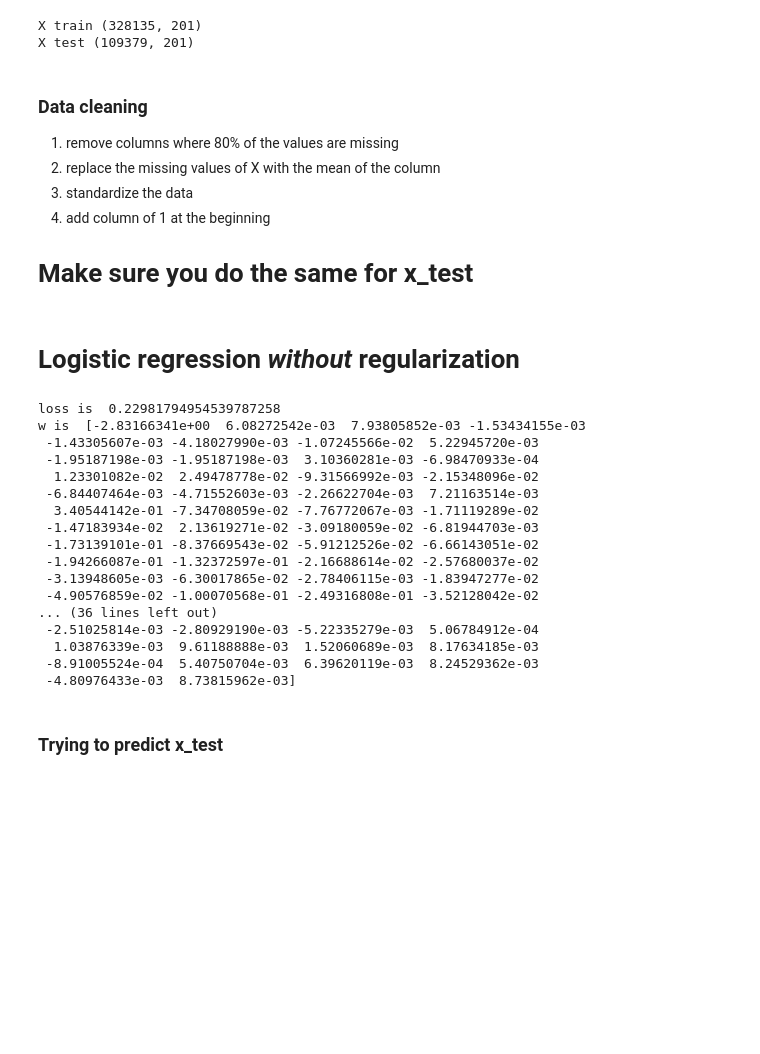
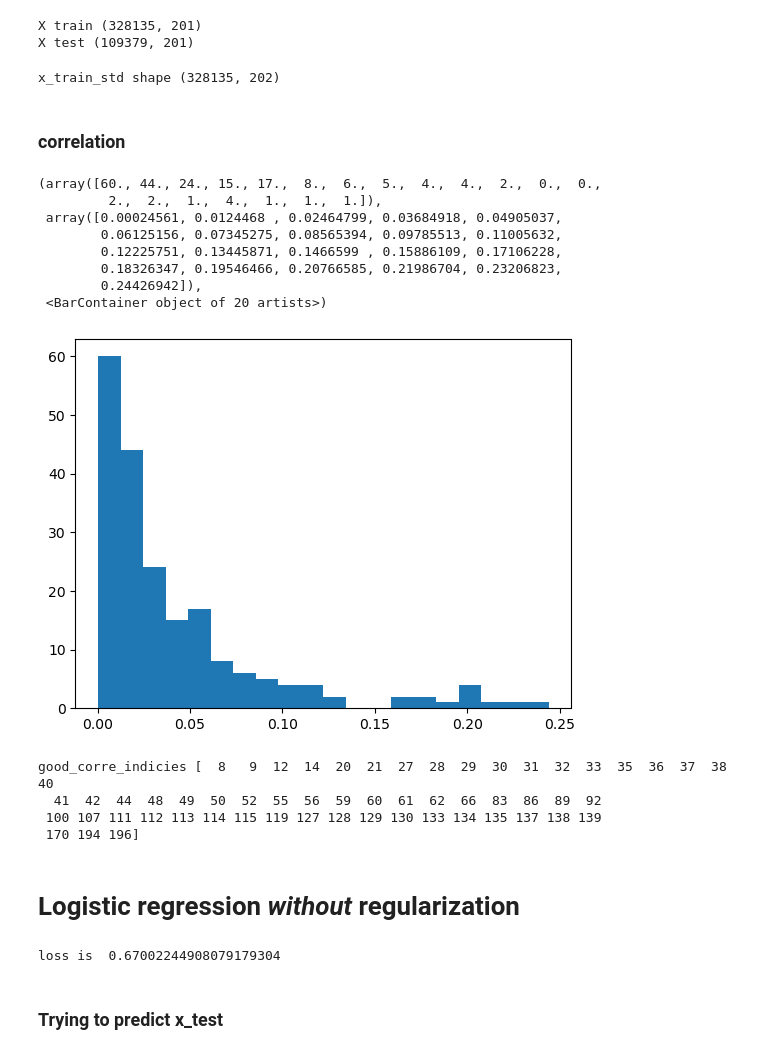
Before and after one commit to epfml/ml-project-1-yay, a Jupyter notebook: grading_tests/overall.ipynb, the cells around one changed output. Saved outputs shown, nothing was run; the diff lists cells and outputs as text; code cells hidden in the pictures; blank space fills up the shorter version.

Commit message:
added naive correlation selection

```diff
--- a/grading_tests/overall.ipynb
+++ b/grading_tests/overall.ipynb
@@ -93,15 +80,6 @@ print("X test", x_test.shape)
 # %% [output]
 X train (328135, 201)
 X test (109379, 201)
-# %% [markdown]
-### Data cleaning
-
-1. remove columns where 80% of the values are missing
-2. replace the missing values of X with the mean of the column
-3. standardize the data
-4. add column of 1 at the beginning
-
-# **Make sure you do the same for x_test**
 # %%
 def is_categorical_feature(xn, threshold=0.05):
     return len(set(xn)) / len(xn) < threshold
@@ -135,6 +113,11 @@ def process_data(x):
 
 x_train_std = process_data(x_train)
 x_test_std = process_data(x_test)
+print("x_train_std shape", x_train_std.shape)
 
 # x_train_2 = process_data(x_train)
 # x_test_2 = process_data(x_test_2)
+# %% [output]
+x_train_std shape (328135, 202)
+# %% [markdown]
+### correlation
@@ -141,3 +132,29 @@ x_test_std = process_data(x_test)
+# %%
+def feature_correlation(x_train, y_train):
+    return np.abs(np.corrcoef(x_train, y_train, rowvar=False))
+
+cr  =  feature_correlation(x_train_std, y_train)[-1, :-1]
+plt.hist(cr, bins=20)
+# %% [output]
+(array([60., 44., 24., 15., 17.,  8.,  6.,  5.,  4.,  4.,  2.,  0.,  0.,
+         2.,  2.,  1.,  4.,  1.,  1.,  1.]),
+ array([0.00024561, 0.0124468 , 0.02464799, 0.03684918, 0.04905037,
+        0.06125156, 0.07345275, 0.08565394, 0.09785513, 0.11005632,
+        0.12225751, 0.13445871, 0.1466599 , 0.15886109, 0.17106228,
+        0.18326347, 0.19546466, 0.20766585, 0.21986704, 0.23206823,
+        0.24426942]),
+ <BarContainer object of 20 artists>)
+[figure, added]
+# %%
+## Screen out features based on correlation
+good_corre_indicies = np.argwhere(cr > 0.05).flatten()
+print("good_corre_indicies", good_corre_indicies)
+x_train_corre = x_train_std[:, good_corre_indicies]
+# %% [output]
+good_corre_indicies [  8   9  12  14  20  21  27  28  29  30  31  32  33  35  36  37  38  40
+  41  42  44  48  49  50  52  55  56  59  60  61  62  66  83  86  89  92
+ 100 107 111 112 113 114 115 119 127 128 129 130 133 134 135 137 138 139
+ 170 194 196]
 # %% [markdown]
 # Logistic regression *without* regularization
 # %%
@@ -147,28 +164,10 @@ gamma = 0.5
 # %%
 ## Here the logistic regression is from implementations.py
 ##
-w, loss = logistic_regression(y_train, x_train_std, initial_w, max_iters, gamma)
+w, loss = logistic_regression(y_train, x_train_corre, initial_w, max_iters, gamma)
+print("loss is ", loss)
+# %% [output]
+loss is  0.67002244908079179304
-# %%
-print("loss is ", loss)
-print("w is ", w)
-# %% [output]
-loss is  0.22981794954539787258
-w is  [-2.83166341e+00  6.08272542e-03  7.93805852e-03 -1.53434155e-03
- -1.43305607e-03 -4.18027990e-03 -1.07245566e-02  5.22945720e-03
- -1.95187198e-03 -1.95187198e-03  3.10360281e-03 -6.98470933e-04
-  1.23301082e-02  2.49478778e-02 -9.31566992e-03 -2.15348096e-02
- -6.84407464e-03 -4.71552603e-03 -2.26622704e-03  7.21163514e-03
-  3.40544142e-01 -7.34708059e-02 -7.76772067e-03 -1.71119289e-02
- -1.47183934e-02  2.13619271e-02 -3.09180059e-02 -6.81944703e-03
- -1.73139101e-01 -8.37669543e-02 -5.91212526e-02 -6.66143051e-02
- -1.94266087e-01 -1.32372597e-01 -2.16688614e-02 -2.57680037e-02
- -3.13948605e-03 -6.30017865e-02 -2.78406115e-03 -1.83947277e-02
- -4.90576859e-02 -1.00070568e-01 -2.49316808e-01 -3.52128042e-02
-... (36 lines left out)
- -2.51025814e-03 -2.80929190e-03 -5.22335279e-03  5.06784912e-04
-  1.03876339e-03  9.61188888e-03  1.52060689e-03  8.17634185e-03
- -8.91005524e-04  5.40750704e-03  6.39620119e-03  8.24529362e-03
- -4.80976433e-03  8.73815962e-03]
 # %% [markdown]
 ### Trying to predict x_test
 # %%
```
Also changed, not shown: parts of 13 cells of this notebook, 1 other file.
